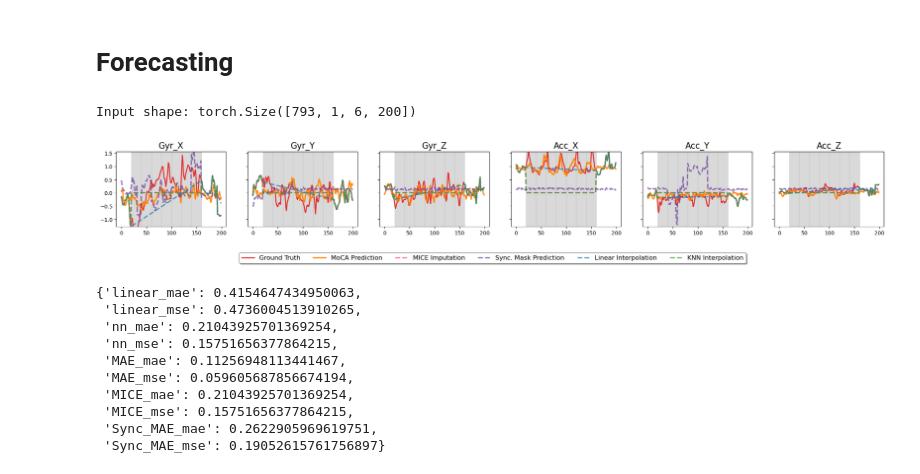
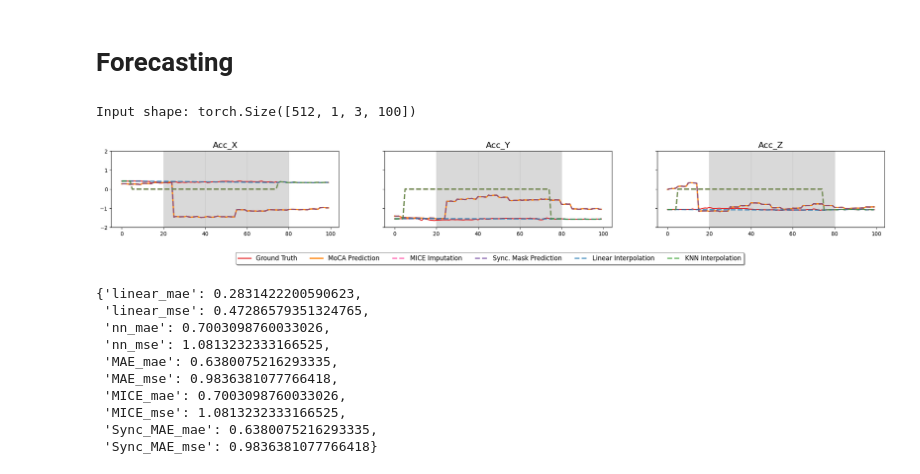
Before and after one commit to yuc0805/DeepPostures_MAE, a Jupyter notebook: MoCA/Genrative_task_eval.ipynb, the cells around one changed output. Saved outputs shown, nothing was run; the diff lists cells and outputs as text; code cells hidden in the pictures.

```diff
--- a/MoCA/Genrative_task_eval.ipynb
+++ b/MoCA/Genrative_task_eval.ipynb
@@ -219,8 +171,8 @@ def impute_nearest_neighbor(tensor, mask, n_neighbors=5):
     Returns:
         torch.Tensor: The tensor with imputed values, retaining original values where mask is False.
     """
-    if tensor.shape != (6, 200) or mask.shape != (6, 200):
-        raise ValueError("Input tensor and mask must both have shape [6, 200].")
+    # if tensor.shape != (6, 200) or mask.shape != (6, 200):
+    #     raise ValueError("Input tensor and mask must both have shape [6, 200].")
 
     # Convert tensor to numpy array for KNNImputer compatibility
     tensor_np = tensor.numpy()
@@ -249,8 +201,8 @@ def impute_mice(tensor, mask, max_iter=10,
     Impute missing values in a [6, 200] tensor using MICE and a mask.
     For columns with all missing values, a fallback value is used.
     """
-    if tensor.shape != (6, 200) or mask.shape != (6, 200):
-        raise ValueError("Input tensor and mask must both have shape [6, 200].")
+    # if tensor.shape != (6, 200) or mask.shape != (6, 200):
+    #     raise ValueError("Input tensor and mask must both have shape [6, 200].")
 
     # Convert to numpy arrays.
     tensor_np = tensor.numpy()
@@ -300,9 +252,9 @@ def evaluate_imputation(imputed, original, mask):
 # %% [markdown]
 # Random Imputation
 # %%
-# Squeeze the test sequence to remove any singleton dimensions (if needed)
-random_imput_test_set = test_seq.squeeze()
-print(random_imput_test_set.shape)
+# Convert (BS, 100,3) to (BS, 3,100)
+test_set = torch.from_numpy(data).float().permute(0, 2, 1)  # Shape: (BS, 3, 100)
+print(test_set.shape)
 # Normalize over the last dimension (L), which is channel-independent normalization
 # random_imput_test_set = (
 #     (random_imput_test_set - random_imput_test_set.min(dim=2, keepdim=True)[0]) /
@@ -310,5 +262,14 @@ print(random_imput_test_set.shape)
 # )
 
 # Print the shape to verify
-print(random_imput_test_set.shape)
+
+# randomly select 512 random indices
+random_indices = np.random.choice(test_set.shape[0], size=512, replace=False)
+# Select the random samples
+random_imput_test_set = test_set[random_indices]
+
+abs_mean = random_imput_test_set.abs().mean(dim=(1, 2), keepdim=True)  # shape: [512, 1, 1]
+random_imput_test_set = random_imput_test_set / abs_mean
+
+print(random_imput_test_set.shape) # 512, 3, 100
 # %% [output]
@@ -418,11 +379,11 @@ def baseline(random_imput_test_set, missing_ratio=0.8,
     assert torch.equal(mask, mask2), "Masks are not equal"
 
     # Process mask and predictions
-    mask = mask.unsqueeze(-1).repeat(1, 1, 20)
+    mask = mask.unsqueeze(-1).repeat(1, 1, 5)
     mask = model1.unpatchify(mask).cpu()  # BS, 1, 6, 200
     pred = model1.unpatchify(pred).cpu()    # BS, 1, 6, 200
 
-    mask2 = mask2.unsqueeze(-1).repeat(1, 1, 20)
+    mask2 = mask2.unsqueeze(-1).repeat(1, 1, 5)
     mask2 = model2.unpatchify(mask2).cpu()  # BS, 1, 6, 200
     pred2 = model2.unpatchify(pred2).cpu()    # BS, 1, 6, 200
 
@@ -490,12 +451,12 @@ def baseline(random_imput_test_set, missing_ratio=0.8,
     mask_np = mask[example_idx]
 
     import matplotlib.pyplot as plt
-    fig, axs = plt.subplots(1, 6, figsize=(21, 3))
+    fig, axs = plt.subplots(1, 3, figsize=(21, 3))
     axs = axs.flatten()
 
-    global_min = min(-1.1, np.min(mice_result.numpy()))
-    global_max = max(np.max(mice_result.numpy()), 1.1)
-    variate_labels = ["Gyr_X", "Gyr_Y", "Gyr_Z", "Acc_X", "Acc_Y", "Acc_Z"]
+    global_min = min(-2, np.min(mice_result.numpy()))
+    global_max = max(np.max(mice_result.numpy()), 2)
+    variate_labels = ["Acc_X", "Acc_Y", "Acc_Z"]#["Gyr_X", "Gyr_Y", "Gyr_Z", "Acc_X", "Acc_Y", "Acc_Z"]
     colors = {
         'linear': '#1f78b4',
         'knn': '#33a02c',
@@ -505,7 +466,7 @@ def baseline(random_imput_test_set, missing_ratio=0.8,
         'mae2': '#6a3d9a',
         'masked': '#c9c9c9'
     }
-    for i in range(6):
+    for i in range(3):
         axs[i].plot(original[i, :], label='Ground Truth', color=colors['original'], linewidth=2, alpha=0.9)
         axs[i].plot(model_result[i, :], label='MoCA Prediction', color=colors['mae'], linewidth=2.5, alpha=0.9)
         axs[i].plot(mice_result[i, :], label='MICE Imputation', color=colors['mice'], linestyle='--', linewidth=2.5, alpha=0.9)
@@ -586,17 +558,17 @@ Input shape: torch.Size([793, 1, 6, 200])
 # Forecasting
 # %%
 baseline(random_imput_test_set,missing_ratio=0.7,mask_scheme='forecasting',
-         model1=cross_6_200_model,model2=sync_6_200_model)
+         model1=cross_6_200_model,model2=cross_6_200_model)
 # %% [output]
-Input shape: torch.Size([793, 1, 6, 200])
+Input shape: torch.Size([512, 1, 3, 100])
-[figure, old version]
+[figure, new version]
-{'linear_mae': 0.4154647434950063,
- 'linear_mse': 0.4736004513910265,
- 'nn_mae': 0.21043925701369254,
- 'nn_mse': 0.15751656377864215,
- 'MAE_mae': 0.11256948113441467,
- 'MAE_mse': 0.059605687856674194,
- 'MICE_mae': 0.21043925701369254,
- 'MICE_mse': 0.15751656377864215,
- 'Sync_MAE_mae': 0.2622905969619751,
- 'Sync_MAE_mse': 0.19052615761756897}
+{'linear_mae': 0.2831422200590623,
+ 'linear_mse': 0.47286579351324765,
+ 'nn_mae': 0.7003098760033026,
+ 'nn_mse': 1.0813232333166525,
+ 'MAE_mae': 0.6380075216293335,
+ 'MAE_mse': 0.9836381077766418,
+ 'MICE_mae': 0.7003098760033026,
+ 'MICE_mse': 1.0813232333166525,
+ 'Sync_MAE_mae': 0.6380075216293335,
+ 'Sync_MAE_mse': 0.9836381077766418}
```
Also changed, not shown: parts of 13 cells of this notebook, 1 other file.
